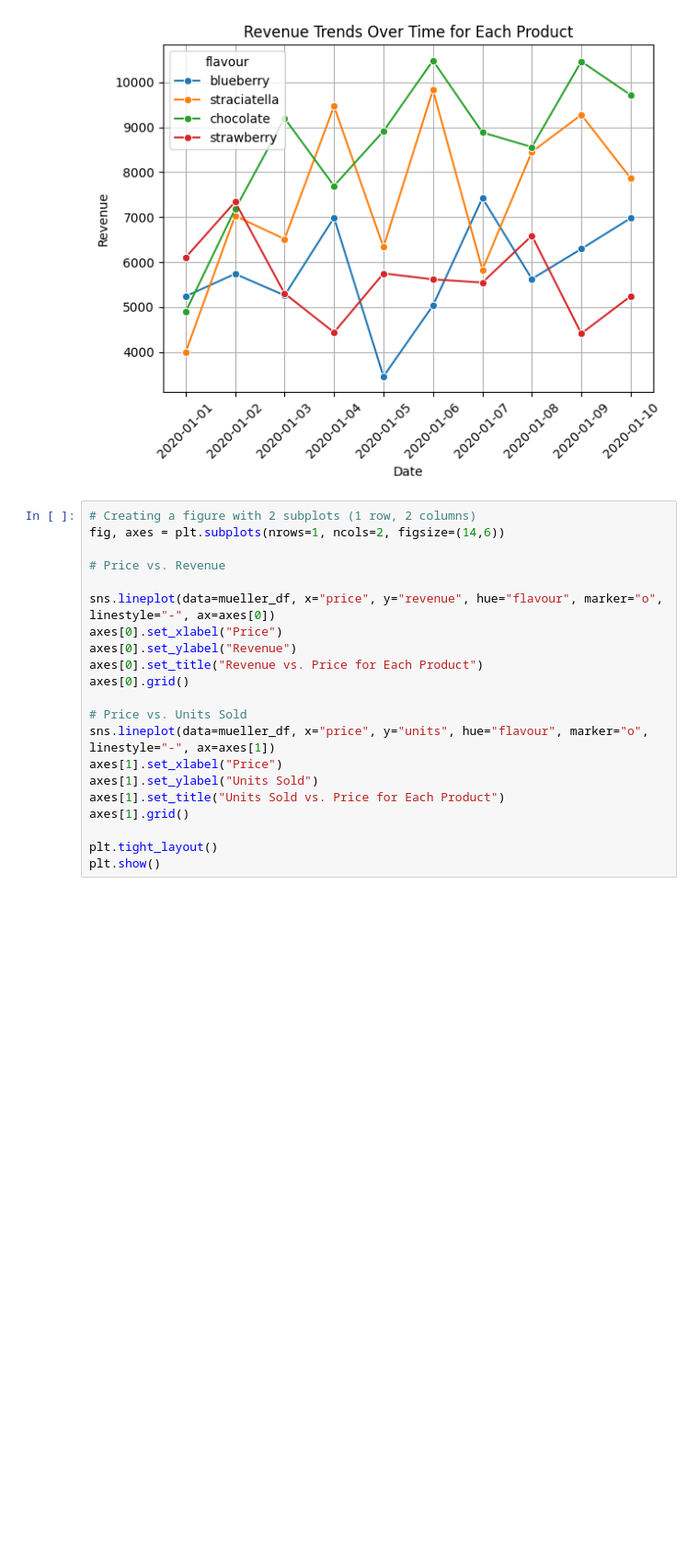
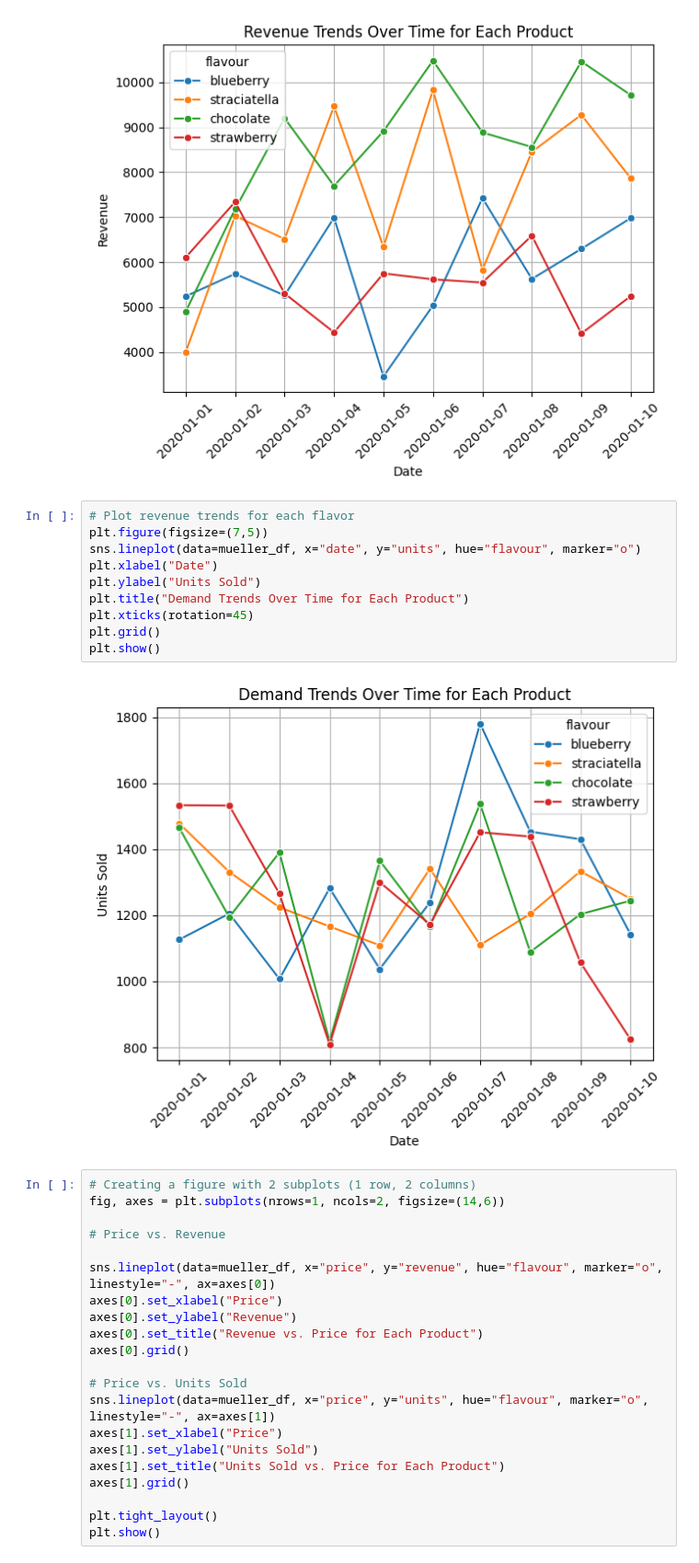
Before and after one commit to RasimBa/Mueller-Price-Optimisation, a Jupyter notebook: jupyter_files/Mueller Price Optimisation.ipynb, the cells around one changed output. Shown: that part at 92% size. Saved outputs shown, nothing was run; the diff lists cells and outputs as text; blank space fills up the shorter version.

Commit message:
Added Demand-Trend Visualization

```diff
--- a/jupyter_files/Mueller Price Optimisation.ipynb
+++ b/jupyter_files/Mueller Price Optimisation.ipynb
@@ -332,6 +332,18 @@ plt.grid()
 plt.show()
 # %% [output]
 [figure]
+# %%
+# Plot revenue trends for each flavor
+plt.figure(figsize=(7,5))
+sns.lineplot(data=mueller_df, x="date", y="units", hue="flavour", marker="o")
+plt.xlabel("Date")
+plt.ylabel("Units Sold")
+plt.title("Demand Trends Over Time for Each Product")
+plt.xticks(rotation=45)
+plt.grid()
+plt.show()
+# %% [output]
+[figure, added]
 # %%
 # Creating a figure with 2 subplots (1 row, 2 columns)
 fig, axes = plt.subplots(nrows=1, ncols=2, figsize=(14,6))
```
Also changed, not shown: parts of 13 cells of this notebook.
